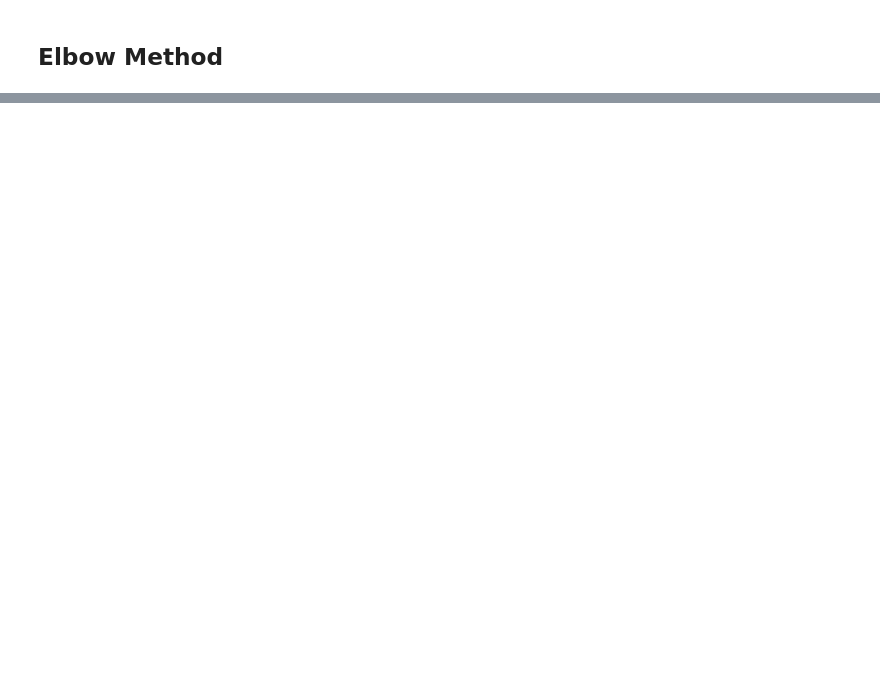
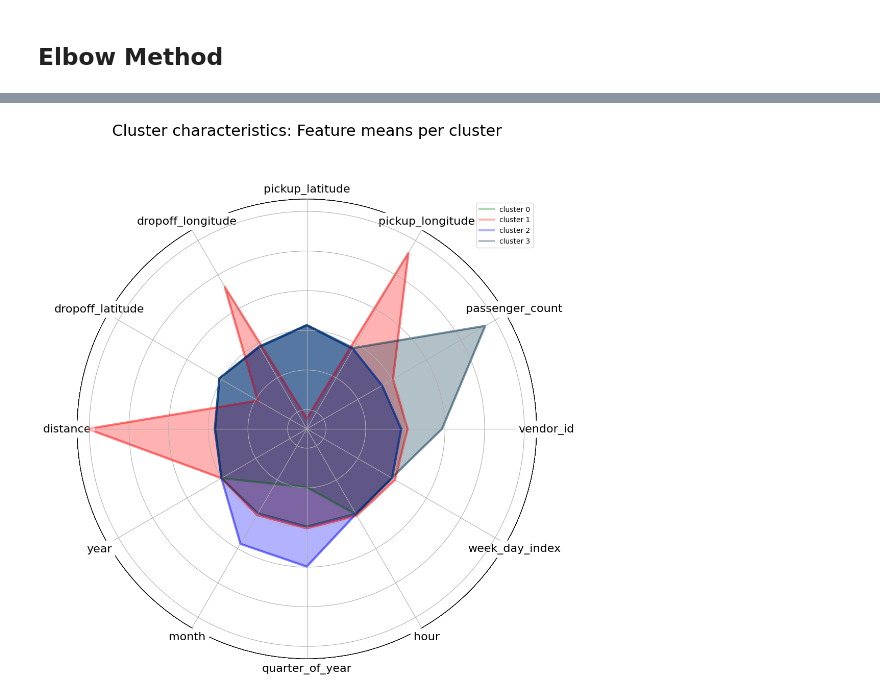
Before and after one commit to adam-25/NYC-taxi-Trip-duration-BigData-Analysis, a Jupyter notebook: ML Model/NYC Taxi Duration - Clustering.ipynb, the cells around one changed output, grey strips where cells are left out. Saved outputs shown, nothing was run; the diff lists cells and outputs as text; code cells hidden in the pictures; blank space fills up the shorter version.

```diff
--- a/ML Model/NYC Taxi Duration - Clustering.ipynb
+++ b/ML Model/NYC Taxi Duration - Clustering.ipynb
@@ -189,0 +245,6 @@ Cluster:  3  Total Data Points:  171302
+# %%
+# Calculate mean for each feature in each cluster.
+X_mean = pd.concat([pd.DataFrame(X.mean().drop('cluster'), columns=['mean']), X.groupby('cluster').mean().T], axis = 1)
+X_mean.drop(columns=['mean'], inplace=True)
+
+X_mean
@@ -189,0 +265,47 @@ Cluster:  3  Total Data Points:  171302
+# %%
+class Radar(object):
+    def __init__(self, figure, title, labels, rect=None):
+        if rect is None:
+            rect = [0.05, 0.05, 0.9, 0.9]
+
+        self.n = len(title)
+        self.angles = np.arange(0, 360, 360.0/self.n)
+
+        self.axes = [figure.add_axes(rect, projection = 'polar', label = 'axes%d' % i) for i in range(self.n)]
+        self.ax = self.axes[0]
+
+        # Feature names
+        self.ax.set_thetagrids(self.angles, labels = title, fontsize = 16, backgroundcolor = "white",zorder = 999)
+        self.ax.set_yticklabels([])
+
+        for ax in self.axes[1:]:
+            ax.xaxis.set_visible(False)
+            ax.set_yticklabels([])
+            ax.set_zorder(-99)
+
+        for ax, angle, label in zip(self.axes, self.angles, labels):
+            ax.spines['polar'].set_color('black')
+            ax.spines['polar'].set_zorder(-99)
+
+    def plot(self, values, *args, **kw):
+        angle = np.deg2rad(np.r_[self.angles, self.angles[0]])
+        values = np.r_[values, values[0]]
+        self.ax.plot(angle, values, *args, **kw)
+        kw['label'] = '_noLabel'
+        self.ax.fill(angle, values,*args,**kw)
+
+# Radar clusters.
+radar_cluster_color = ["green", "red", "blue", "#003049"]
+fig = plt.figure(figsize = (12, 10))
+radar = Radar(fig, kmeans_cluster.feature_names_in_, np.unique(kmeans_cluster.labels_))
+
+# Get data for each cluster and plot it in a radar.
+for cluster in range(0, kmeans_cluster.n_clusters):
+    cluster_data = X_mean[cluster].values.tolist()
+    radar.plot(cluster_data,  '-', lw = 3, color = radar_cluster_color[cluster], alpha=0.3, label='cluster {}'.format(cluster))
+
+radar.ax.legend()
+radar.ax.set_title("Cluster characteristics: Feature means per cluster", size = 22, pad = 90)
+plt.show()
+# %% [output]
+[figure, added]
```
Also changed, not shown: parts of 19 cells of this notebook.
